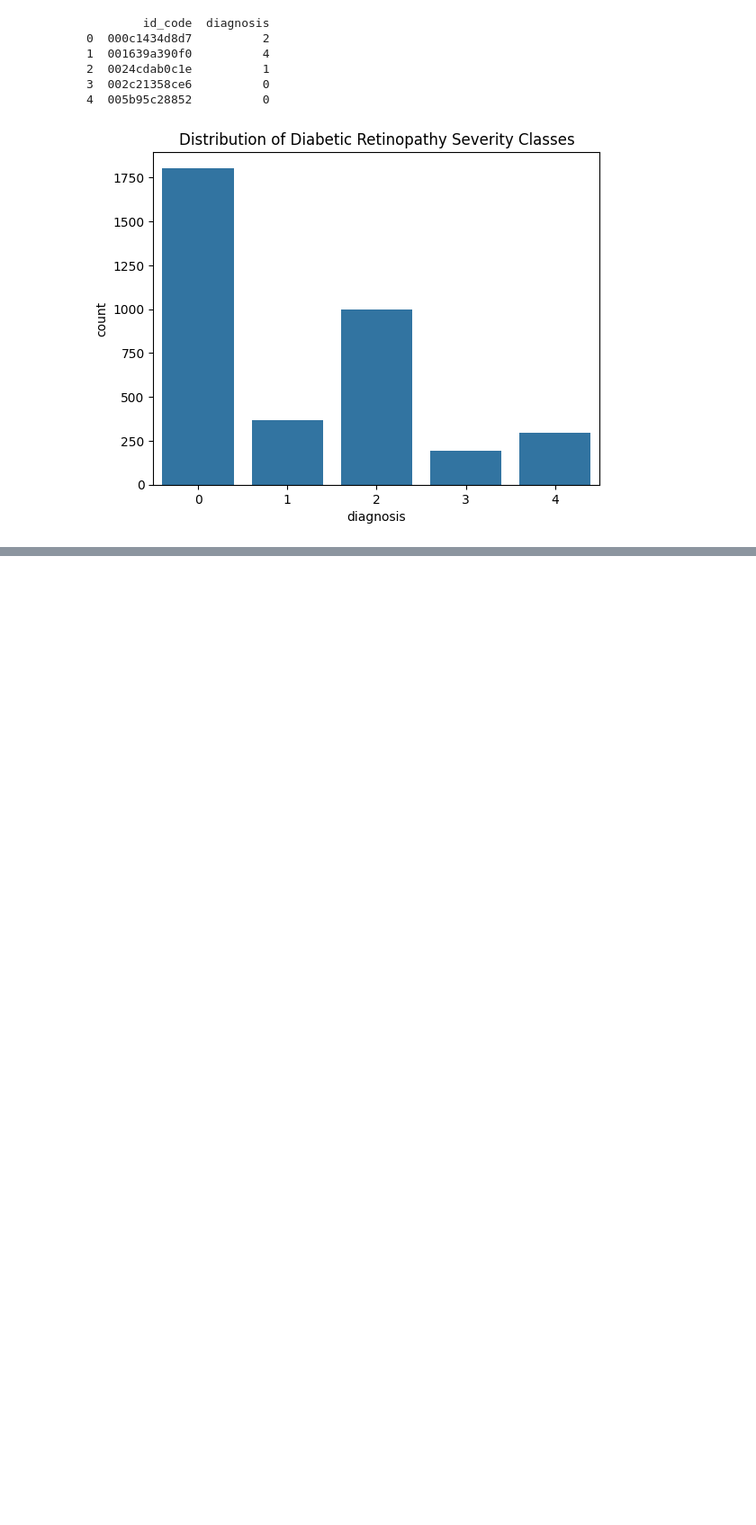
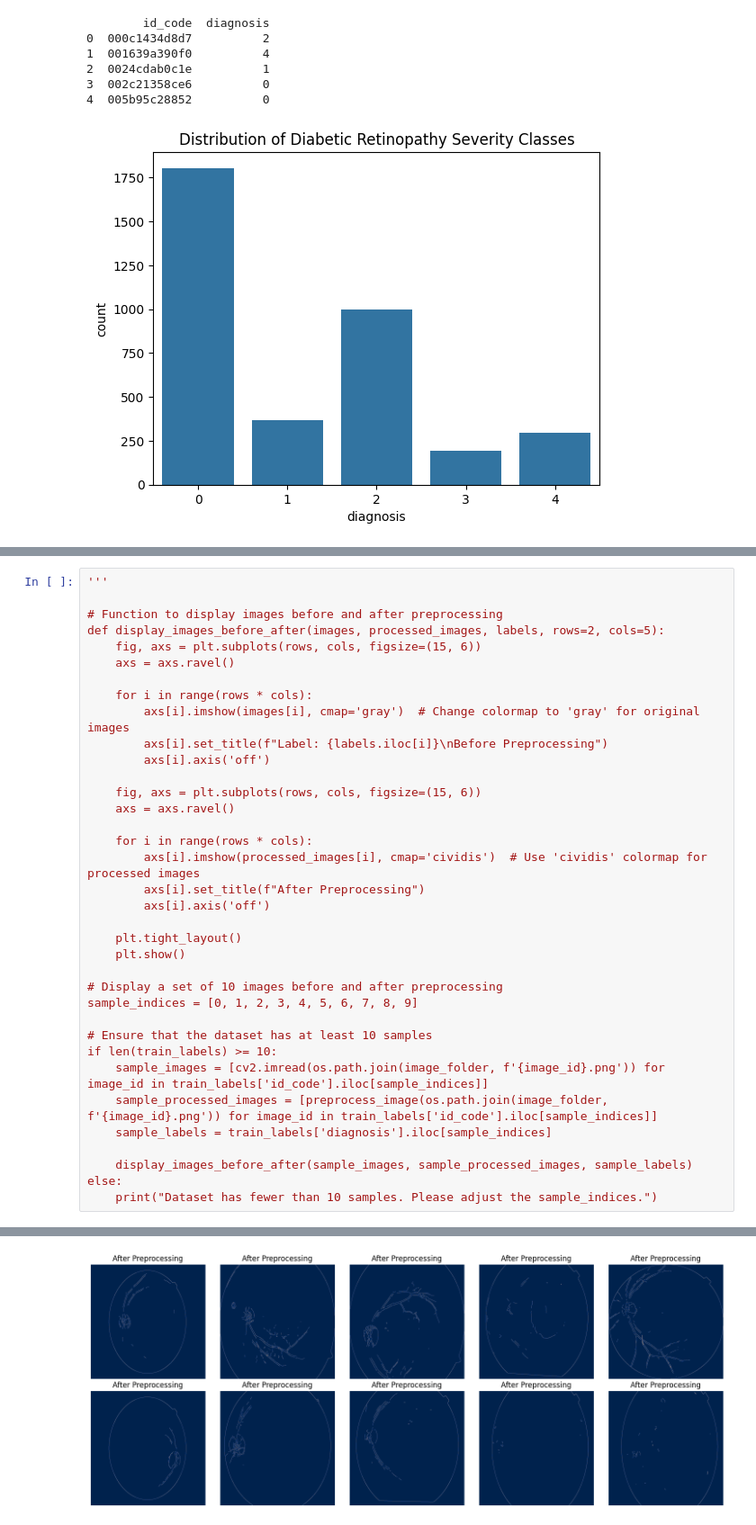
Before and after one commit to ShanmukhiKairuppala/Diabetic_Retinopathy_Detection, a Jupyter notebook: DR_APTOS.ipynb, the cells around one changed output, grey strips where cells are left out. Shown at 90% size. Cells and saved outputs as stored; diff of their text form; blank space fills up the shorter version.

```diff
--- a/DR_APTOS.ipynb
+++ b/DR_APTOS.ipynb
@@ -289,0 +299,37 @@ else:
+# %%
+'''
+
+# Function to display images before and after preprocessing
+def display_images_before_after(images, processed_images, labels, rows=2, cols=5):
+    fig, axs = plt.subplots(rows, cols, figsize=(15, 6))
+    axs = axs.ravel()
+
+    for i in range(rows * cols):
+        axs[i].imshow(images[i], cmap='gray')  # Change colormap to 'gray' for original images
+        axs[i].set_title(f"Label: {labels.iloc[i]}\nBefore Preprocessing")
+        axs[i].axis('off')
+
+    fig, axs = plt.subplots(rows, cols, figsize=(15, 6))
+    axs = axs.ravel()
+
+    for i in range(rows * cols):
+        axs[i].imshow(processed_images[i], cmap='cividis')  # Use 'cividis' colormap for processed images
+        axs[i].set_title(f"After Preprocessing")
+        axs[i].axis('off')
+
+    plt.tight_layout()
+    plt.show()
+
+# Display a set of 10 images before and after preprocessing
+sample_indices = [0, 1, 2, 3, 4, 5, 6, 7, 8, 9]
+
+# Ensure that the dataset has at least 10 samples
+if len(train_labels) >= 10:
+    sample_images = [cv2.imread(os.path.join(image_folder, f'{image_id}.png')) for image_id in train_labels['id_code'].iloc[sample_indices]]
+    sample_processed_images = [preprocess_image(os.path.join(image_folder, f'{image_id}.png')) for image_id in train_labels['id_code'].iloc[sample_indices]]
+    sample_labels = train_labels['diagnosis'].iloc[sample_indices]
+
+    display_images_before_after(sample_images, sample_processed_images, sample_labels)
+else:
+    print("Dataset has fewer than 10 samples. Please adjust the sample_indices.")
+# %% [output]
@@ -289,0 +337 @@ else:
+[figure, added]
```
Also changed, not shown: parts of 16 cells of this notebook.
